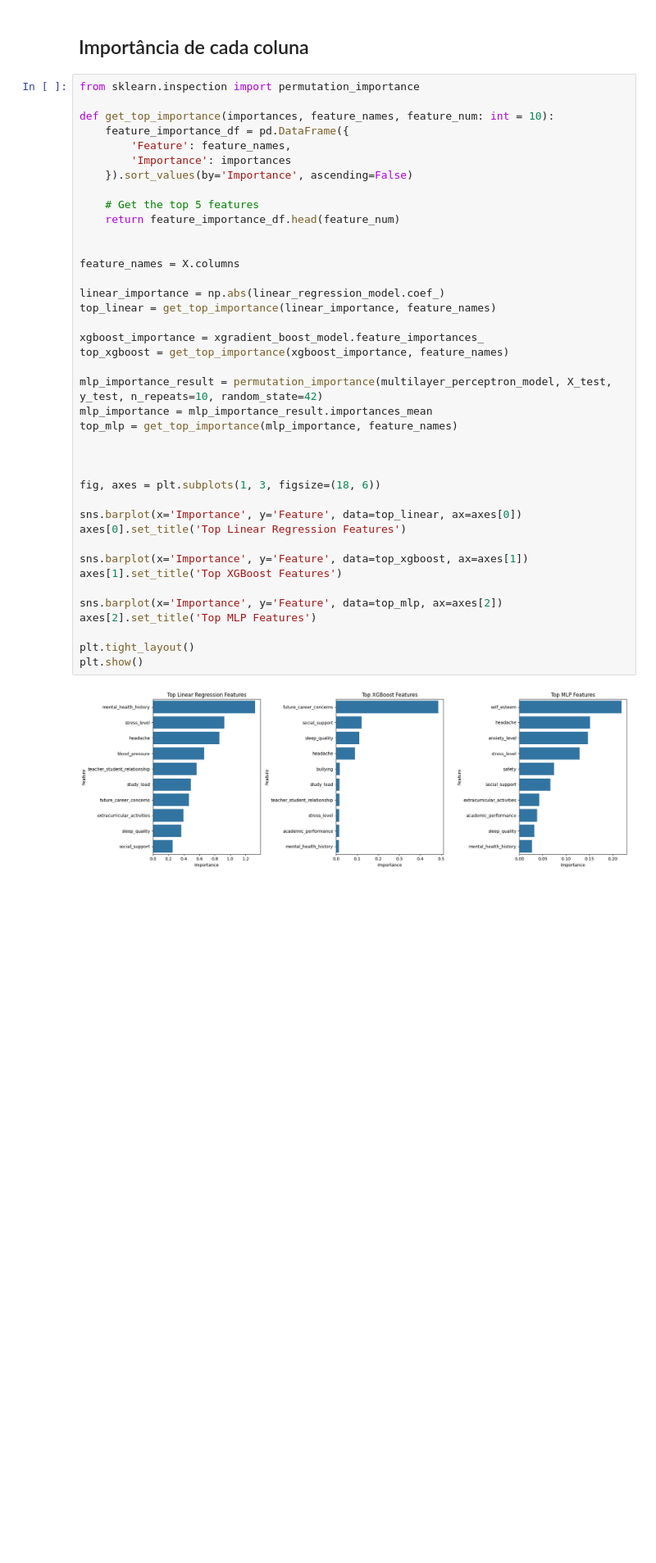
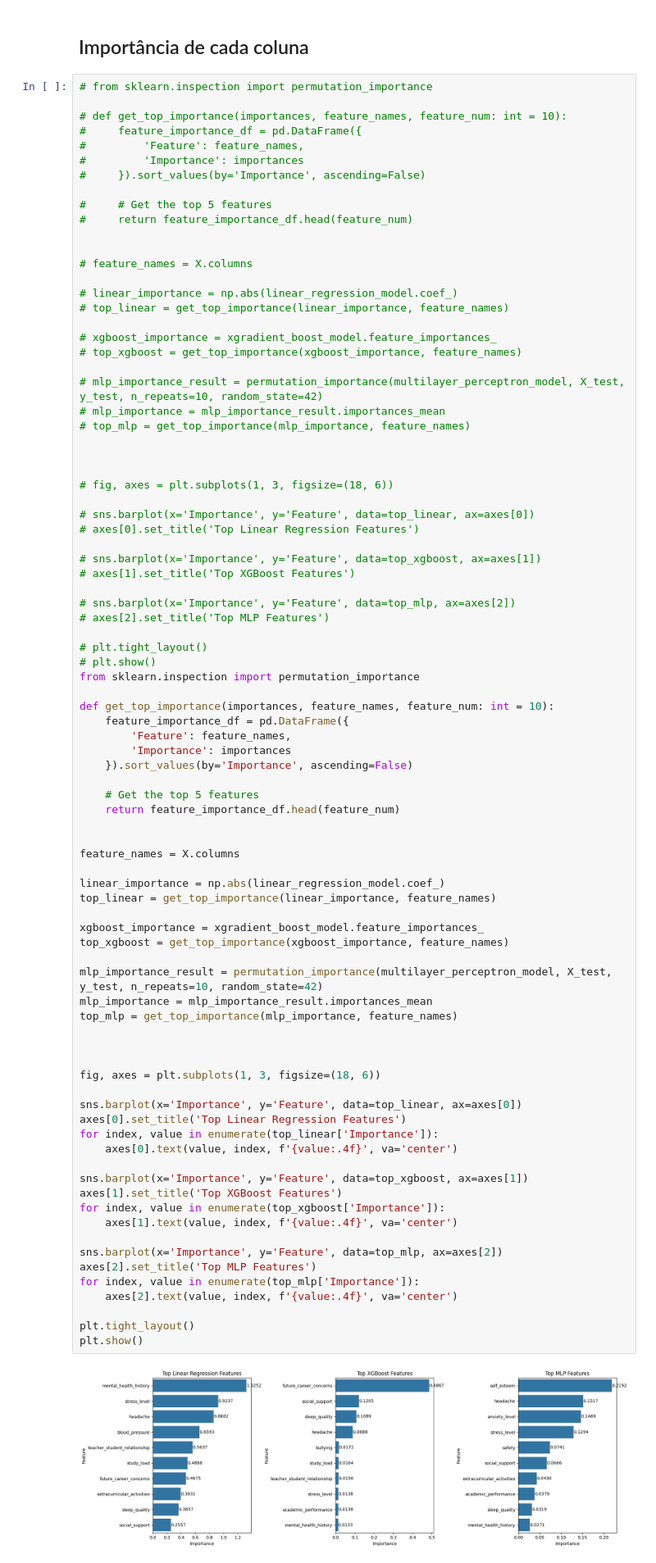
Before and after one commit to David-Jr/depression_prediction, a Jupyter notebook: depression_prediction.ipynb, the cells around one changed output. Shown: that part at 82% size. Drawn from its saved outputs; the diff is of its cells as text; blank space fills up the shorter version.

```diff
--- a/depression_prediction.ipynb
+++ b/depression_prediction.ipynb
@@ -175,6 +175,45 @@ plt.show()
 # %% [markdown]
 ## Importância de cada coluna
 # %%
+# from sklearn.inspection import permutation_importance
+
+# def get_top_importance(importances, feature_names, feature_num: int = 10):
+#     feature_importance_df = pd.DataFrame({
+#         'Feature': feature_names,
+#         'Importance': importances
+#     }).sort_values(by='Importance', ascending=False)
+
+#     # Get the top 5 features
+#     return feature_importance_df.head(feature_num)
+
+
+# feature_names = X.columns
+
+# linear_importance = np.abs(linear_regression_model.coef_)
+# top_linear = get_top_importance(linear_importance, feature_names)
+
+# xgboost_importance = xgradient_boost_model.feature_importances_
+# top_xgboost = get_top_importance(xgboost_importance, feature_names)
+
+# mlp_importance_result = permutation_importance(multilayer_perceptron_model, X_test, y_test, n_repeats=10, random_state=42)
+# mlp_importance = mlp_importance_result.importances_mean
+# top_mlp = get_top_importance(mlp_importance, feature_names)
+
+
+
+# fig, axes = plt.subplots(1, 3, figsize=(18, 6))
+
+# sns.barplot(x='Importance', y='Feature', data=top_linear, ax=axes[0])
+# axes[0].set_title('Top Linear Regression Features')
+
+# sns.barplot(x='Importance', y='Feature', data=top_xgboost, ax=axes[1])
+# axes[1].set_title('Top XGBoost Features')
+
+# sns.barplot(x='Importance', y='Feature', data=top_mlp, ax=axes[2])
+# axes[2].set_title('Top MLP Features')
+
+# plt.tight_layout()
+# plt.show()
 from sklearn.inspection import permutation_importance
 
 def get_top_importance(importances, feature_names, feature_num: int = 10):
@@ -188,34 +227,40 @@ def get_top_importance(importances, feature_names, feature_num: int = 10):
 
 
 feature_names = X.columns
 
 linear_importance = np.abs(linear_regression_model.coef_)
 top_linear = get_top_importance(linear_importance, feature_names)
 
 xgboost_importance = xgradient_boost_model.feature_importances_
 top_xgboost = get_top_importance(xgboost_importance, feature_names)
 
 mlp_importance_result = permutation_importance(multilayer_perceptron_model, X_test, y_test, n_repeats=10, random_state=42)
 mlp_importance = mlp_importance_result.importances_mean
 top_mlp = get_top_importance(mlp_importance, feature_names)
 
 
 
 fig, axes = plt.subplots(1, 3, figsize=(18, 6))
 
 sns.barplot(x='Importance', y='Feature', data=top_linear, ax=axes[0])
 axes[0].set_title('Top Linear Regression Features')
+for index, value in enumerate(top_linear['Importance']):
+    axes[0].text(value, index, f'{value:.4f}', va='center')
 
 sns.barplot(x='Importance', y='Feature', data=top_xgboost, ax=axes[1])
 axes[1].set_title('Top XGBoost Features')
+for index, value in enumerate(top_xgboost['Importance']):
+    axes[1].text(value, index, f'{value:.4f}', va='center')
 
 sns.barplot(x='Importance', y='Feature', data=top_mlp, ax=axes[2])
 axes[2].set_title('Top MLP Features')
+for index, value in enumerate(top_mlp['Importance']):
+    axes[2].text(value, index, f'{value:.4f}', va='center')
 
 plt.tight_layout()
 plt.show()
 # %% [output]
-[figure, old version]
+[figure, new version]
 # %% [markdown]
 ## Dataset Simplificado
 
```
Also changed, not shown: parts of 3 cells of this notebook, 1 other file.
